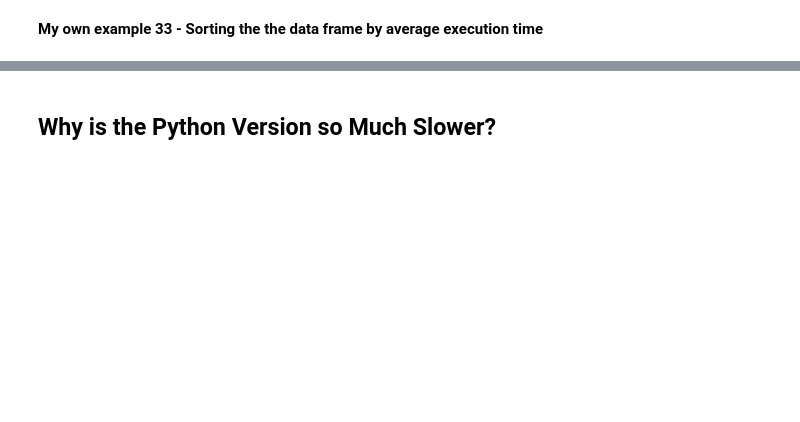
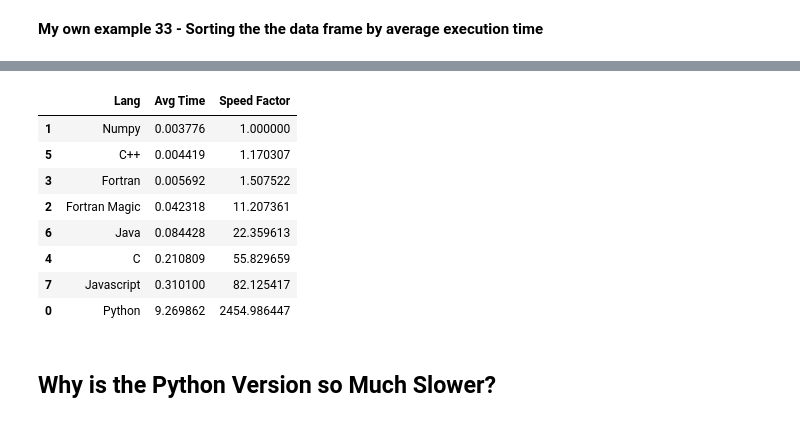
Before and after one commit to MateoAV/MetNumUN2024II, a Jupyter notebook: Lab2/Lab2.ipynb, the cells around one changed output, grey strips where cells are left out. Cells and saved outputs as stored; diff of their text form; code cells hidden in the pictures; blank space fills up the shorter version.

```diff
--- a/Lab2/Lab2.ipynb
+++ b/Lab2/Lab2.ipynb
@@ -488,3 +920,15 @@ Wall time: 181 µs
+# %%
+df.sort_values("Speed Factor")
+# %% [output]
+|  | Lang | Avg Time | Speed Factor |
+| 1 | Numpy | 0.003776 | 1.000000 |
+| 5 | C++ | 0.004419 | 1.170307 |
+| 3 | Fortran | 0.005692 | 1.507522 |
+| 2 | Fortran Magic | 0.042318 | 11.207361 |
+| 6 | Java | 0.084428 | 22.359613 |
+| 4 | C | 0.210809 | 55.829659 |
+| 7 | Javascript | 0.310100 | 82.125417 |
+| 0 | Python | 9.269862 | 2454.986447 |
 # %% [markdown]
 ## Why is the Python Version so Much Slower?
 # %%
```
Also changed, not shown: parts of 107 cells of this notebook.
